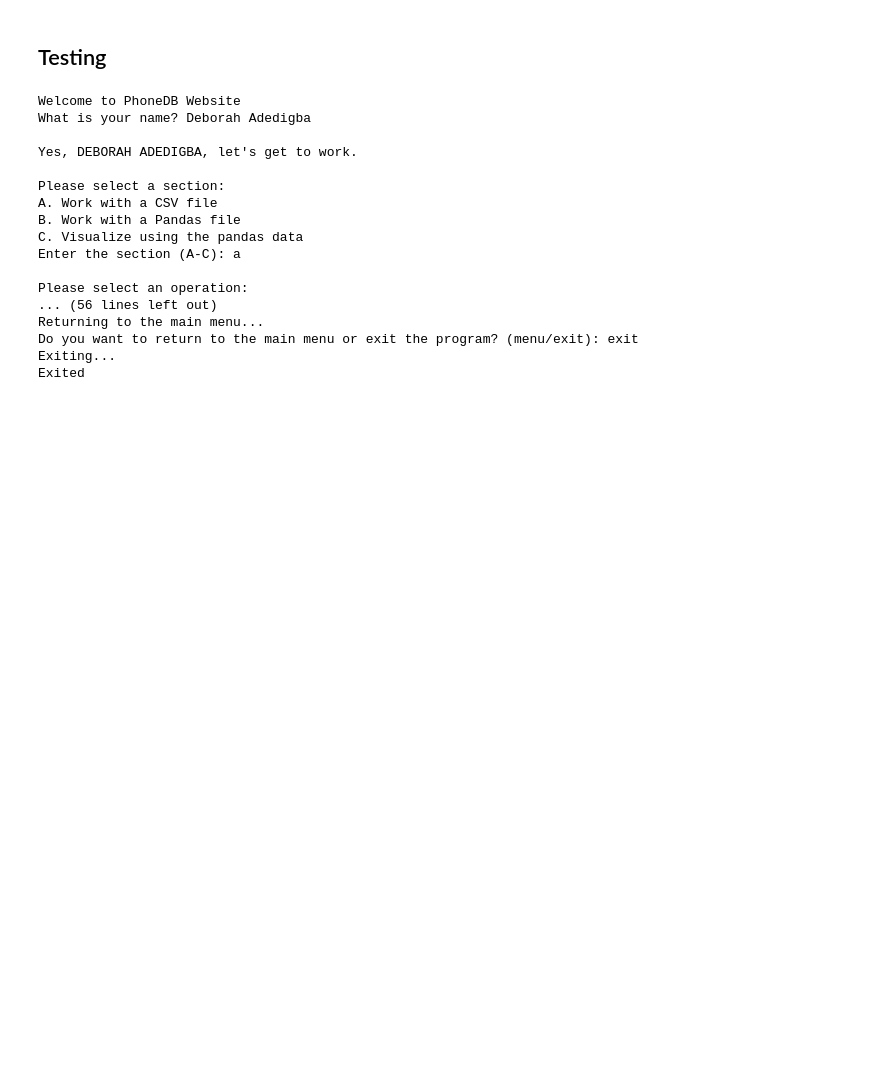
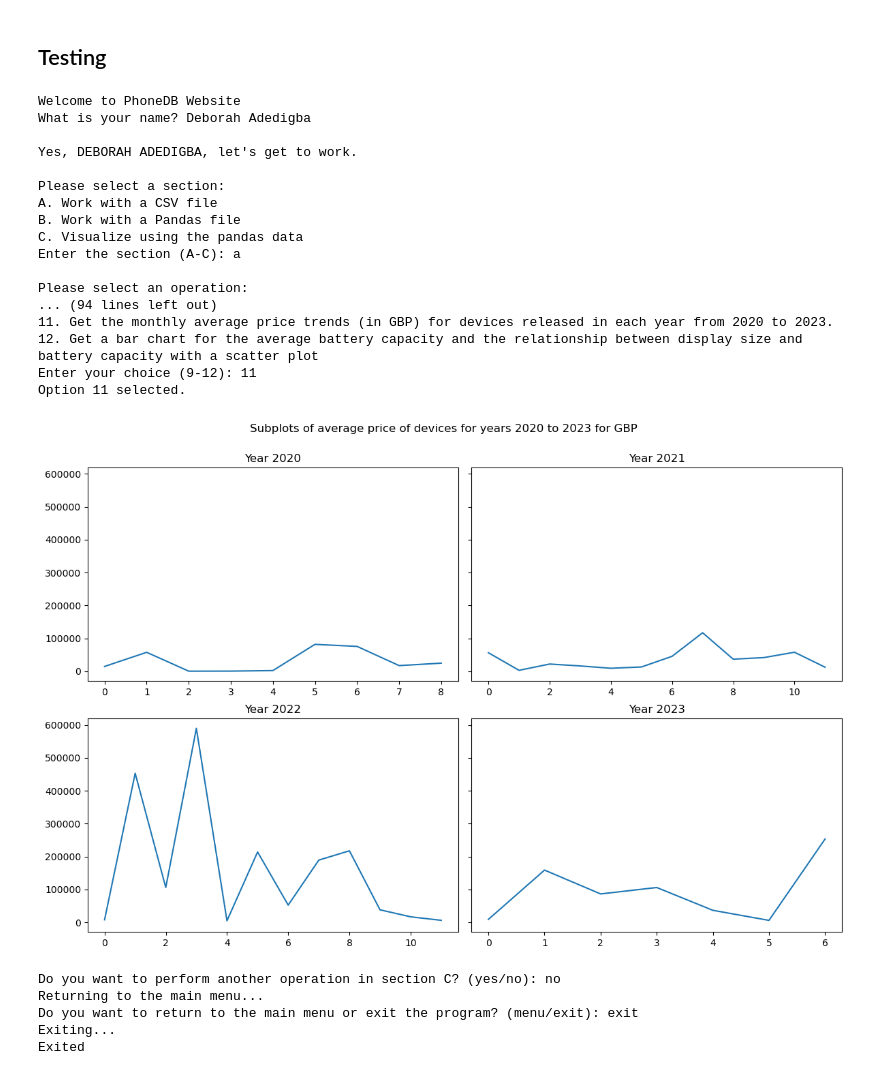
Before and after one commit to Debbydawn/PhoneDB_website, a Jupyter notebook: Main.ipynb, the cells around one changed output. Saved outputs shown, nothing was run; the diff lists cells and outputs as text; code cells hidden in the pictures; blank space fills up the shorter version.

```diff
--- a/Main.ipynb
+++ b/Main.ipynb
@@ -3,41 +3,50 @@
 # %%
 # importing the modules for the application
 
-# module for loading data and user-end menus
+# module for loading data
 import Loading_dataset
+
+#module for user-interface and menu
+import tui
 
 # module for function of data retriever
 import Data_retriever
 
 # module for functions of data analysis
 import Data_analysis
 
 # module for the visualization of insight
 import Data_visualization
 
 
 # running the application
 def run_application():
 
-    Loading_dataset.run_phoneDB_program()
+    tui.run_phoneDB_program()
 
 
 run_application()
 # %% [output]
 Welcome to PhoneDB Website
 What is your name? Deborah Adedigba
 
 Yes, DEBORAH ADEDIGBA, let's get to work.
 
 Please select a section:
 A. Work with a CSV file
 B. Work with a Pandas file
 C. Visualize using the pandas data
 Enter the section (A-C): a
 
 Please select an operation:
-... (56 lines left out)
-Returning to the main menu...
-Do you want to return to the main menu or exit the program? (menu/exit): exit
-Exiting...
-Exited
+... (94 lines left out)
+11. Get the monthly average price trends (in GBP) for devices released in each year from 2020 to 2023.
+12. Get a bar chart for the average battery capacity and the relationship between display size and battery capacity with a scatter plot
+Enter your choice (9-12): 11
+Option 11 selected.
+[figure, added]
+Do you want to perform another operation in section C? (yes/no): no
+Returning to the main menu...
+Do you want to return to the main menu or exit the program? (menu/exit): exit
+Exiting...
+Exited
```
